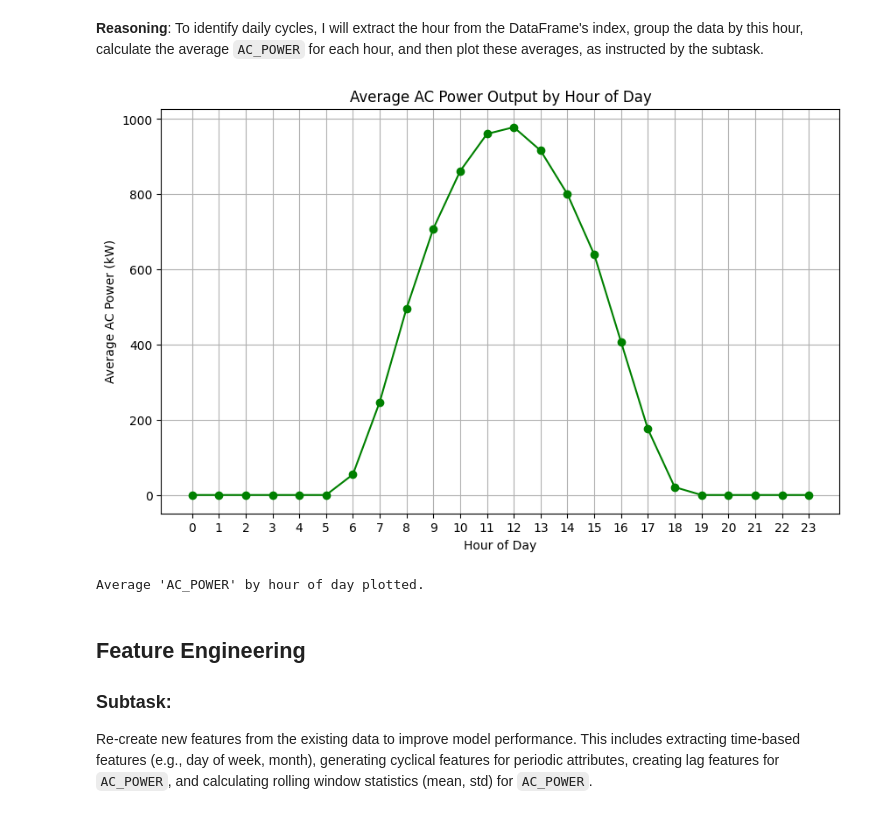
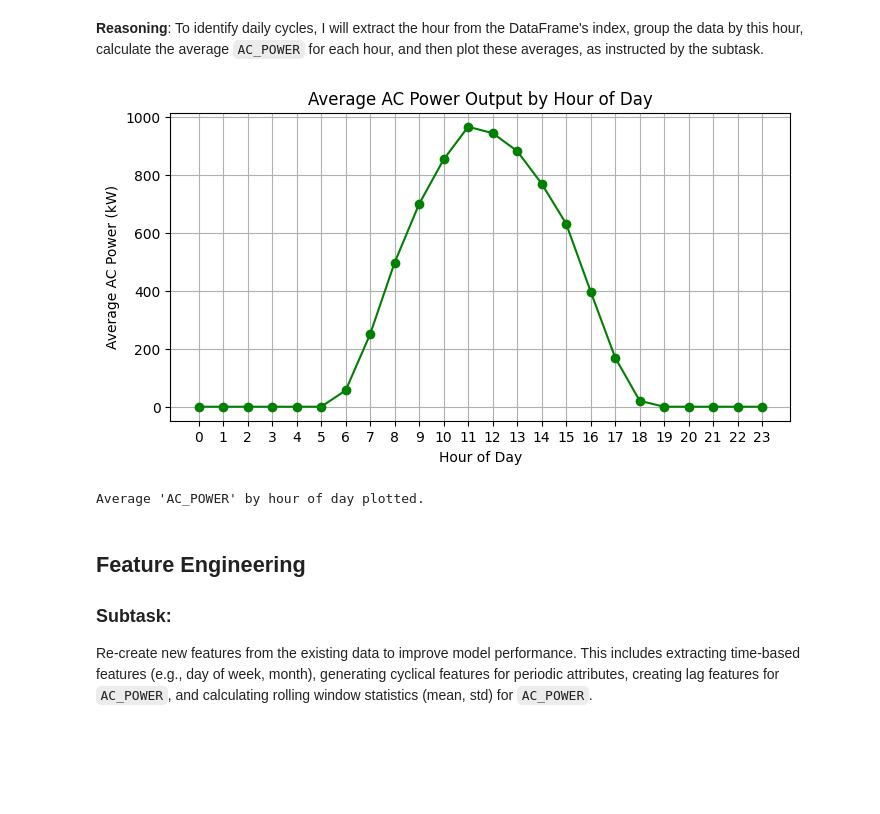
Before and after one commit to pallavigowda6789-tech/SolarEnergyPrediction, a Jupyter notebook: SolarPowerPrediction.ipynb, the cells around one changed output. Saved outputs shown, nothing was run; the diff lists cells and outputs as text; code cells hidden in the pictures; blank space fills up the shorter version.

```diff
--- a/SolarPowerPrediction.ipynb
+++ b/SolarPowerPrediction.ipynb
@@ -212,26 +362,30 @@ Correlation matrix and heatmap displayed.
 To identify daily cycles, I will extract the hour from the DataFrame's index, group the data by this hour, calculate the average `AC_POWER` for each hour, and then plot these averages, as instructed by the subtask.
 # %%
 import matplotlib.pyplot as plt
+import pandas as pd
+
+if not isinstance(df.index, pd.DatetimeIndex):
+    df.index = pd.to_datetime(df.index, format='%d-%m-%Y %H:%M')
 
 # Extract the hour from the DateTime index
 df['Hour'] = df.index.hour
 
 # Calculate the average AC_POWER by hour
 average_power_by_hour = df.groupby('Hour')['AC_POWER'].mean()
 
 # Plot the average AC_POWER by hour
-plt.figure(figsize=(10, 6))
+plt.figure(figsize=(8, 4))
 plt.plot(average_power_by_hour.index, average_power_by_hour.values, marker='o', linestyle='-', color='green')
 plt.title('Average AC Power Output by Hour of Day')
 plt.xlabel('Hour of Day')
 plt.ylabel('Average AC Power (kW)')
 plt.xticks(range(24)) # Ensure all hours are displayed on the x-axis
 plt.grid(True)
 plt.show()
 
 print("Average 'AC_POWER' by hour of day plotted.")
 # %% [output]
-[figure, old version]
+[figure, new version]
 Average 'AC_POWER' by hour of day plotted.
 # %% [markdown]
 ## Feature Engineering
```
Also changed, not shown: parts of 52 cells of this notebook.
